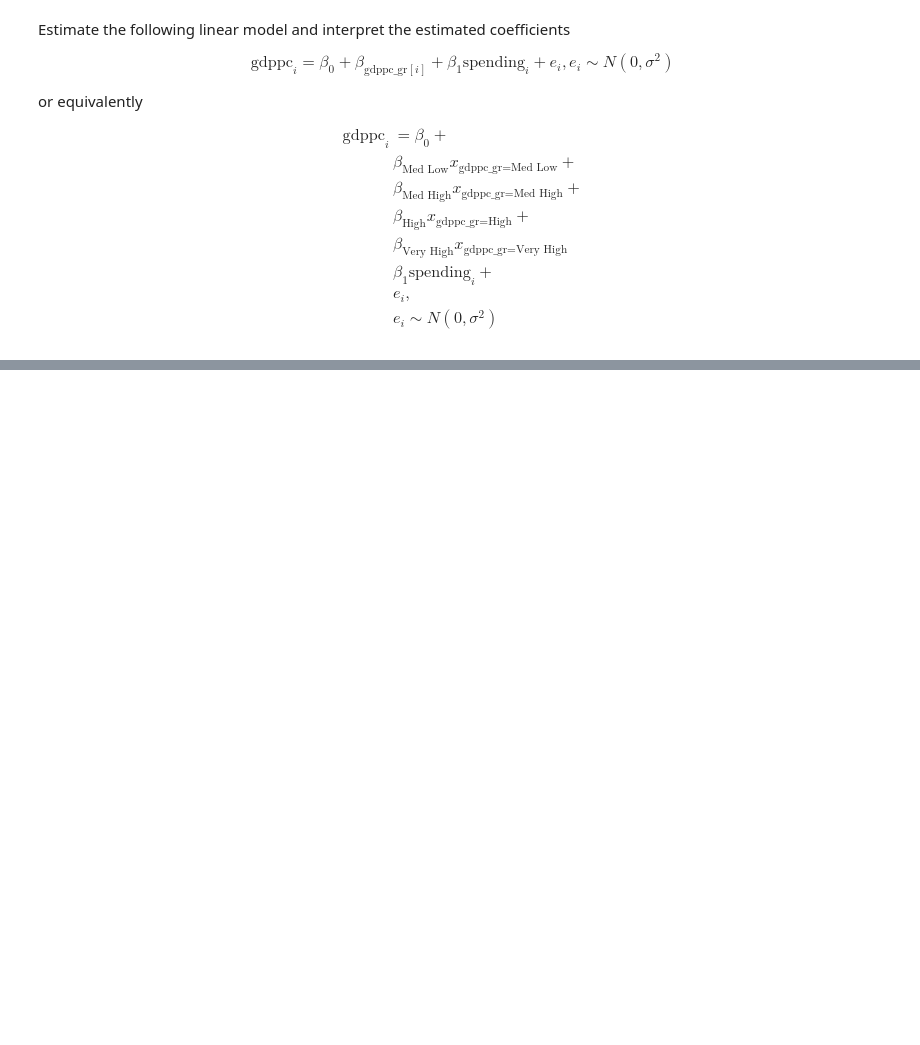
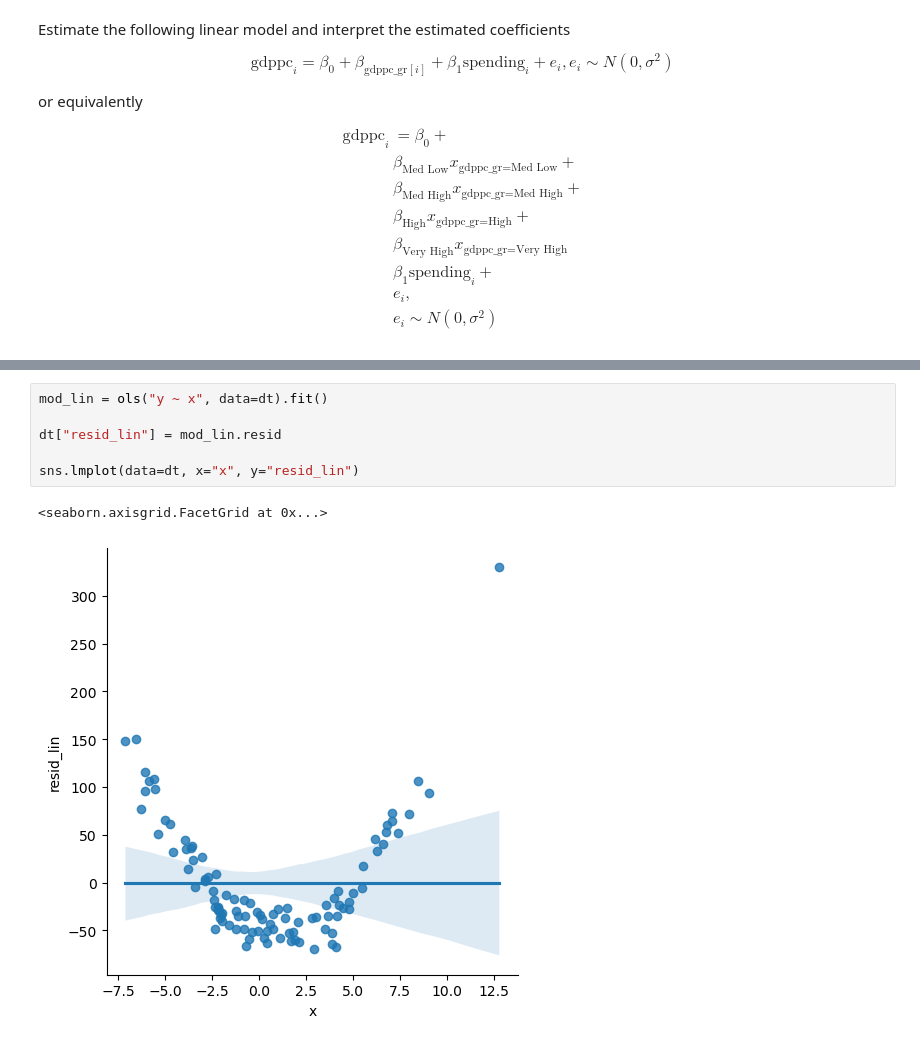
Before and after one commit to febse/econ2024-de, a Jupyter notebook: 07-NL.ipynb, the cells around one changed output, grey strips where cells are left out. Cells and saved outputs as stored; diff of their text form; blank space fills up the shorter version.

```diff
--- a/07-NL.ipynb
+++ b/07-NL.ipynb
@@ -233,0 +222,9 @@ sns.lmplot(data=gdpsp, x="spending", y="gdppc", hue="gdppc_gr")
+# %%
+mod_lin = ols("y ~ x", data=dt).fit()
+
+dt["resid_lin"] = mod_lin.resid
+
+sns.lmplot(data=dt, x="x", y="resid_lin")
+# %% [output]
+<seaborn.axisgrid.FacetGrid at 0x...>
+[figure, added]
```
Also changed, not shown: parts of 11 cells of this notebook.
